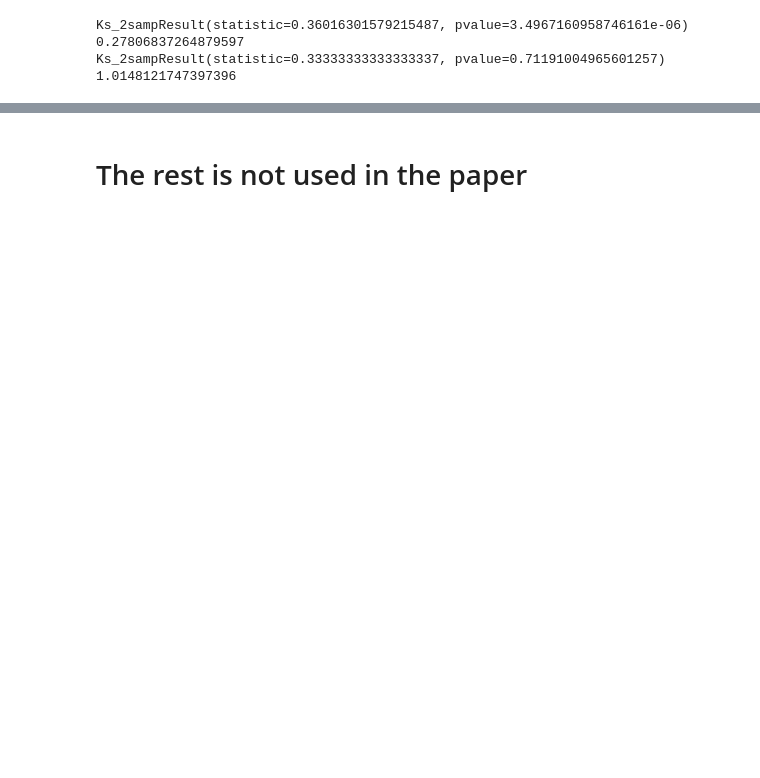
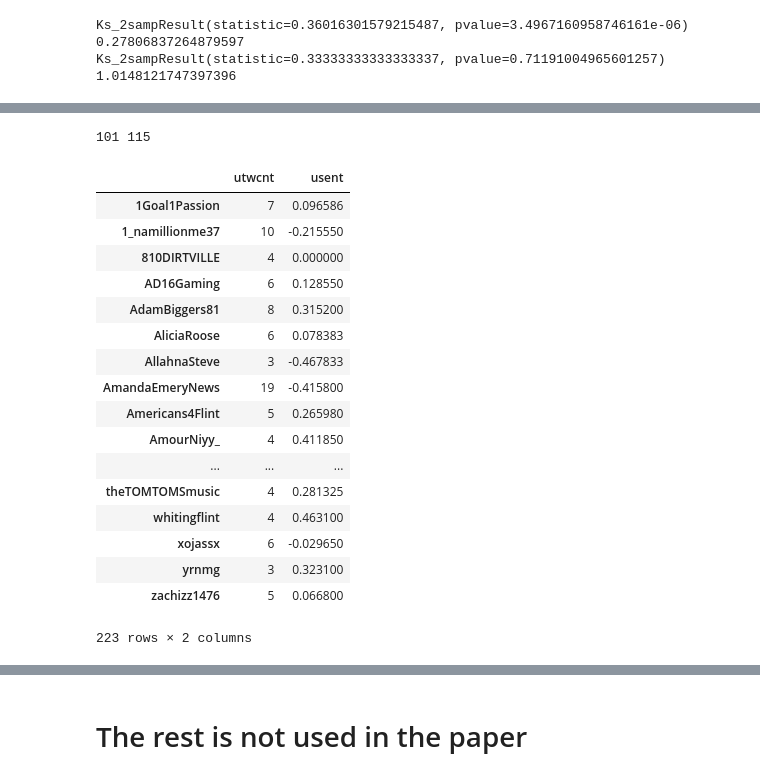
Before and after one commit to oztalha/Flint, a Jupyter notebook: Codes-Toz/Flint.ipynb, the cells around one changed output, grey strips where cells are left out. Saved outputs shown, nothing was run; the diff lists cells and outputs as text; code cells hidden in the pictures; blank space fills up the shorter version.

```diff
--- a/Codes-Toz/Flint.ipynb
+++ b/Codes-Toz/Flint.ipynb
@@ -307,0 +356,14 @@ Ks_2sampResult(statistic=0.33333333333333337, pvalue=0.71191004965601257)
+# %%
+import twitter as t
+from functools import partial
+import sys, time
+#friends = {}
+#auth = t.oauth.OAuth("", "", "", "")
+#twitter_api = t.Twitter(auth=auth)
+for i,u in enumerate(f2):
+    print(i+j,'trying',u)
+    try:
+        friends[u] = get_friends(u,twitter_api)
+    except Exception as e:
+        print(e)
+        continue
@@ -307,0 +425,33 @@ Ks_2sampResult(statistic=0.33333333333333337, pvalue=0.71191004965601257)
+# %%
+ffdf = pd.read_csv('../data/ffdf.csv')
+ffdf.columns = ['screen_name'] + list(ffdf.columns[1:])
+#ffdf.head() #fsent is missing
+print(len(ffdf[ffdf.usent>0]),len(ffdf[ffdf.usent<0]))
+# %% [output]
+101 115
+# %%
+udf = {}
+for u in ffdf.index.values:
+    usent = pd.DataFrame(list(df[df.screen_name == u].text.apply(sid.polarity_scores)))['compound']
+    udf[u] = {'utwcnt':len(usent),'usent':usent.mean()}
+usdf = pd.DataFrame.from_dict(udf,orient='index')
+usdf
+# %% [output]
+|  | utwcnt | usent |
+| 1Goal1Passion | 7 | 0.096586 |
+| 1_namillionme37 | 10 | -0.215550 |
+| 810DIRTVILLE | 4 | 0.000000 |
+| AD16Gaming | 6 | 0.128550 |
+| AdamBiggers81 | 8 | 0.315200 |
+| AliciaRoose | 6 | 0.078383 |
+| AllahnaSteve | 3 | -0.467833 |
+| AmandaEmeryNews | 19 | -0.415800 |
+| Americans4Flint | 5 | 0.265980 |
+| AmourNiyy_ | 4 | 0.411850 |
+| ... | ... | ... |
+| theTOMTOMSmusic | 4 | 0.281325 |
+| whitingflint | 4 | 0.463100 |
+| xojassx | 6 | -0.029650 |
+| yrnmg | 3 | 0.323100 |
+| zachizz1476 | 5 | 0.066800 |
+223 rows × 2 columns
```
Also changed, not shown: parts of 21 cells of this notebook.
